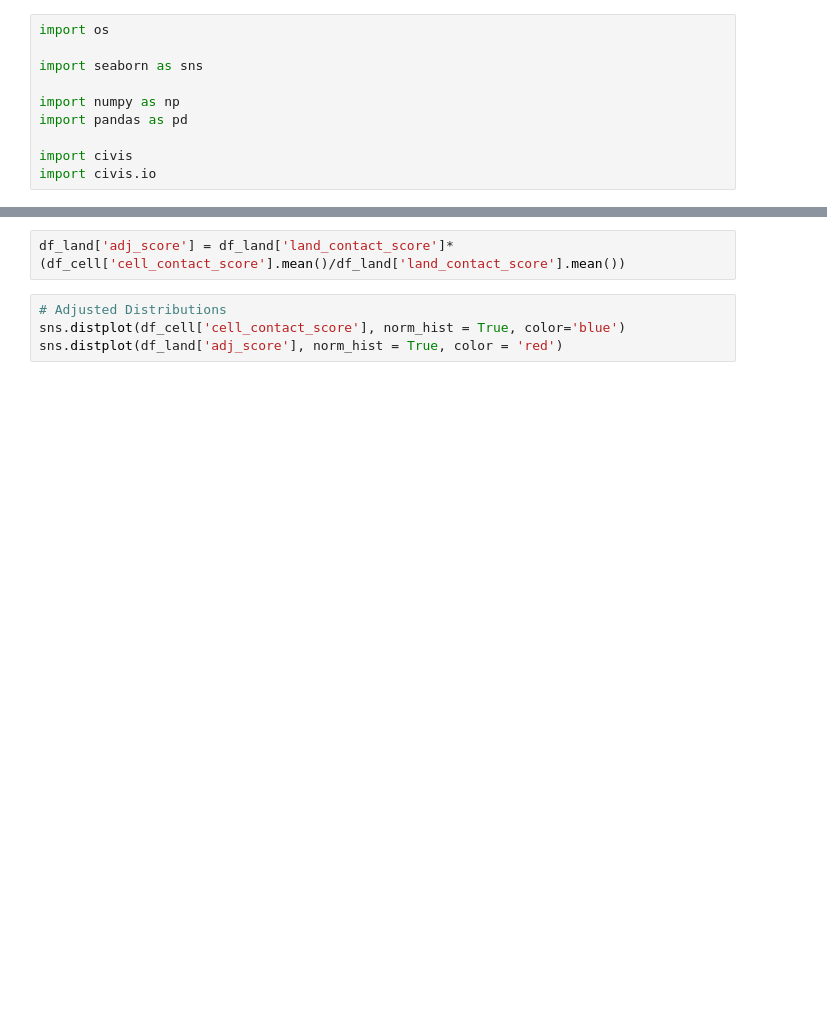
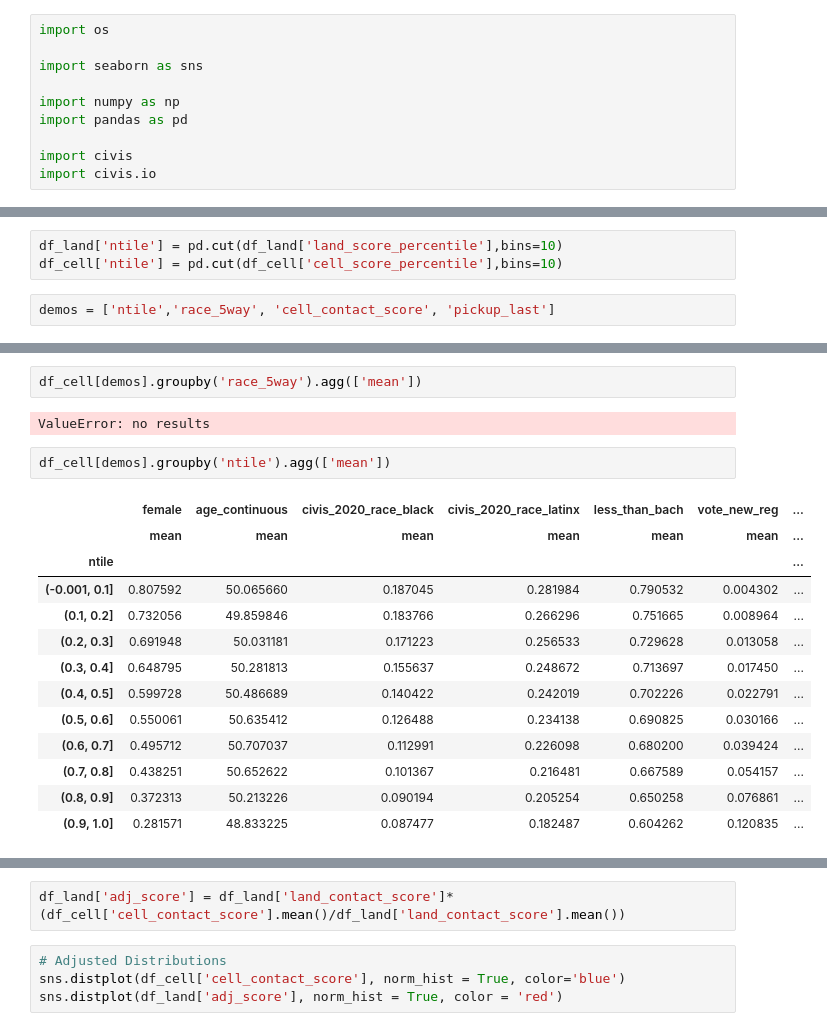
Before and after one commit to za213/bernie-targeting, a Jupyter notebook: modeling/TX Score Adj.ipynb, the cells around one changed output, grey strips where cells are left out. Saved outputs shown, nothing was run; the diff lists cells and outputs as text; blank space fills up the shorter version.

Commit message:
no demo models

```diff
--- a/modeling/TX Score Adj.ipynb
+++ b/modeling/TX Score Adj.ipynb
@@ -34,0 +55,5 @@ sns.distplot(df_land['land_contact_score'], norm_hist = True, color = 'red')
+# %%
+df_land['ntile'] = pd.cut(df_land['land_score_percentile'],bins=10)
+df_cell['ntile'] = pd.cut(df_cell['cell_score_percentile'],bins=10)
+# %%
+demos = ['ntile','race_5way', 'cell_contact_score', 'pickup_last']
@@ -34,0 +91,20 @@ sns.distplot(df_land['land_contact_score'], norm_hist = True, color = 'red')
+# %%
+df_cell[demos].groupby('race_5way').agg(['mean'])
+# %% [output]
+ValueError: no results
+# %%
+df_cell[demos].groupby('ntile').agg(['mean'])
+# %% [output]
+|  | female | age_continuous | civis_2020_race_black | civis_2020_race_latinx | less_than_bach | vote_new_reg | ... |
+|  | mean | mean | mean | mean | mean | mean | ... |
+| ntile |  |  |  |  |  |  | ... |
+| (-0.001, 0.1] | 0.807592 | 50.065660 | 0.187045 | 0.281984 | 0.790532 | 0.004302 | ... |
+| (0.1, 0.2] | 0.732056 | 49.859846 | 0.183766 | 0.266296 | 0.751665 | 0.008964 | ... |
+| (0.2, 0.3] | 0.691948 | 50.031181 | 0.171223 | 0.256533 | 0.729628 | 0.013058 | ... |
+| (0.3, 0.4] | 0.648795 | 50.281813 | 0.155637 | 0.248672 | 0.713697 | 0.017450 | ... |
+| (0.4, 0.5] | 0.599728 | 50.486689 | 0.140422 | 0.242019 | 0.702226 | 0.022791 | ... |
+| (0.5, 0.6] | 0.550061 | 50.635412 | 0.126488 | 0.234138 | 0.690825 | 0.030166 | ... |
+| (0.6, 0.7] | 0.495712 | 50.707037 | 0.112991 | 0.226098 | 0.680200 | 0.039424 | ... |
+| (0.7, 0.8] | 0.438251 | 50.652622 | 0.101367 | 0.216481 | 0.667589 | 0.054157 | ... |
+| (0.8, 0.9] | 0.372313 | 50.213226 | 0.090194 | 0.205254 | 0.650258 | 0.076861 | ... |
+| (0.9, 1.0] | 0.281571 | 48.833225 | 0.087477 | 0.182487 | 0.604262 | 0.120835 | ... |
```
Also changed, not shown: parts of 10 cells of this notebook, 2 other files.
